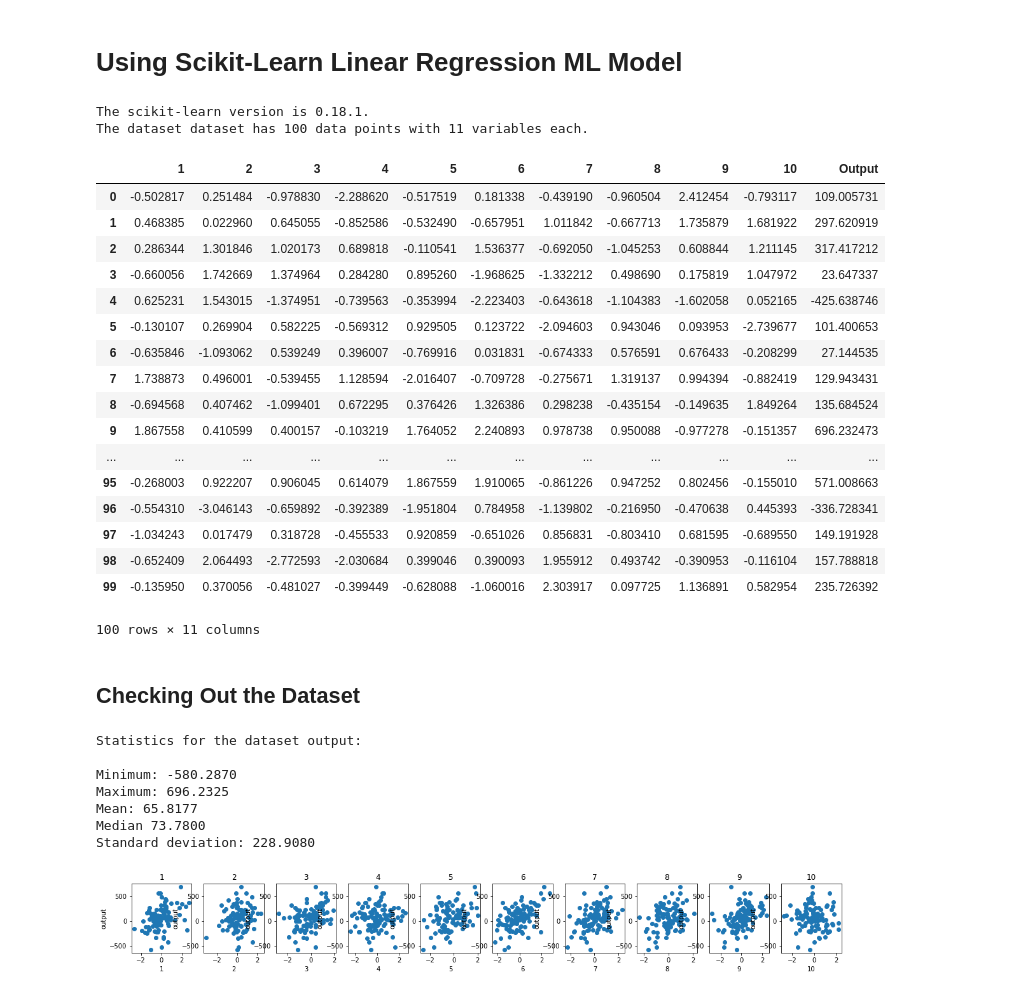
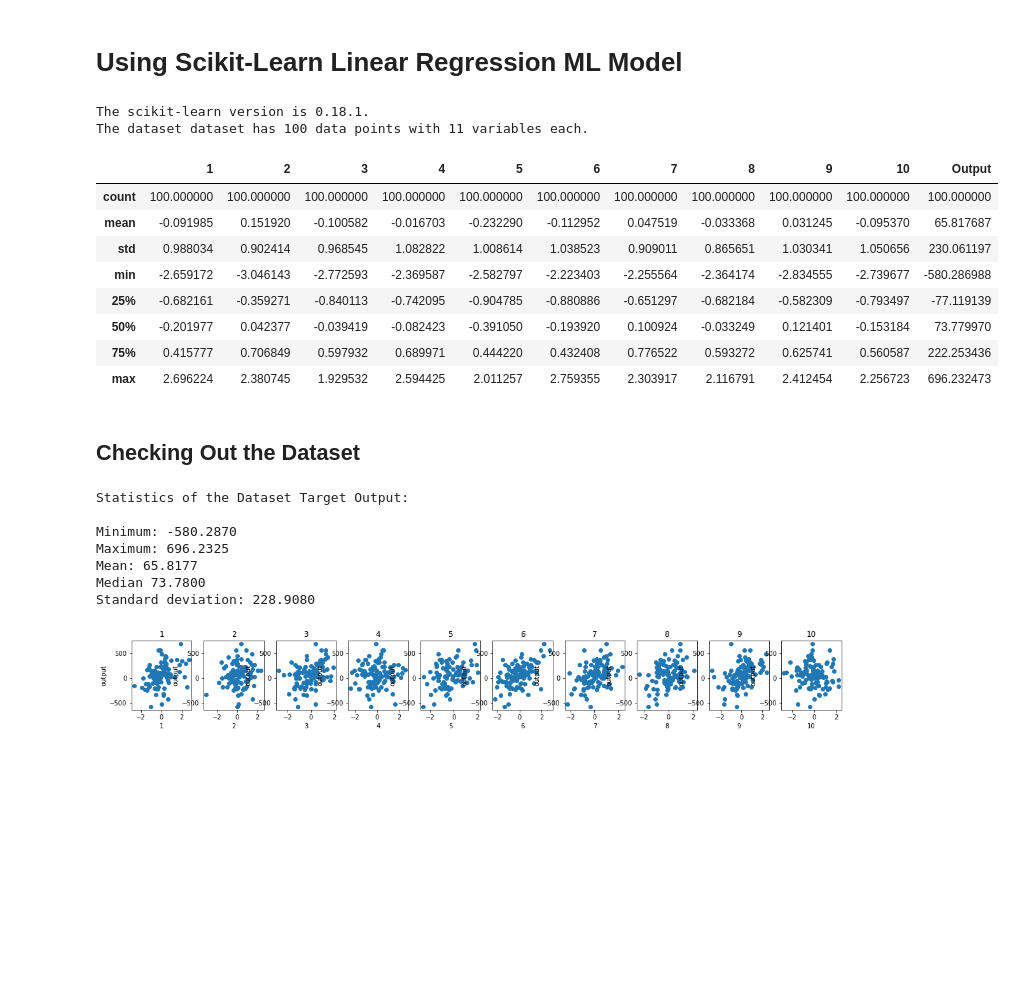
Before and after one commit to andridns/regression, a Jupyter notebook: regression_single.ipynb, the cells around one changed output. Drawn from its saved outputs; the diff is of its cells as text; code cells hidden in the pictures; blank space fills up the shorter version.

```diff
--- a/regression_single.ipynb
+++ b/regression_single.ipynb
@@ -3,42 +3,33 @@
 # %%
 # Import libraries necessary
 import numpy as np
 import pandas as pd
 import matplotlib as plt
 %matplotlib inline
 import sklearn
 print('The scikit-learn version is {}.'.format(sklearn.__version__))
 
 # Load the Data
 data = pd.read_csv('data/data_edit1.csv')
 output = data['Output']
 features = data.drop('Output', axis = 1)
 
 # Success
 print("The dataset dataset has {} data points with {} variables each.".format(*data.shape))
 
-data
+data.describe()
 # %% [output]
 The scikit-learn version is 0.18.1.
 The dataset dataset has 100 data points with 11 variables each.
 |  | 1 | 2 | 3 | 4 | 5 | 6 | 7 | 8 | 9 | 10 | Output |
-| 0 | -0.502817 | 0.251484 | -0.978830 | -2.288620 | -0.517519 | 0.181338 | -0.439190 | -0.960504 | 2.412454 | -0.793117 | 109.005731 |
-| 1 | 0.468385 | 0.022960 | 0.645055 | -0.852586 | -0.532490 | -0.657951 | 1.011842 | -0.667713 | 1.735879 | 1.681922 | 297.620919 |
-| 2 | 0.286344 | 1.301846 | 1.020173 | 0.689818 | -0.110541 | 1.536377 | -0.692050 | -1.045253 | 0.608844 | 1.211145 | 317.417212 |
-| 3 | -0.660056 | 1.742669 | 1.374964 | 0.284280 | 0.895260 | -1.968625 | -1.332212 | 0.498690 | 0.175819 | 1.047972 | 23.647337 |
-| 4 | 0.625231 | 1.543015 | -1.374951 | -0.739563 | -0.353994 | -2.223403 | -0.643618 | -1.104383 | -1.602058 | 0.052165 | -425.638746 |
-| 5 | -0.130107 | 0.269904 | 0.582225 | -0.569312 | 0.929505 | 0.123722 | -2.094603 | 0.943046 | 0.093953 | -2.739677 | 101.400653 |
-| 6 | -0.635846 | -1.093062 | 0.539249 | 0.396007 | -0.769916 | 0.031831 | -0.674333 | 0.576591 | 0.676433 | -0.208299 | 27.144535 |
-| 7 | 1.738873 | 0.496001 | -0.539455 | 1.128594 | -2.016407 | -0.709728 | -0.275671 | 1.319137 | 0.994394 | -0.882419 | 129.943431 |
-| 8 | -0.694568 | 0.407462 | -1.099401 | 0.672295 | 0.376426 | 1.326386 | 0.298238 | -0.435154 | -0.149635 | 1.849264 | 135.684524 |
-| 9 | 1.867558 | 0.410599 | 0.400157 | -0.103219 | 1.764052 | 2.240893 | 0.978738 | 0.950088 | -0.977278 | -0.151357 | 696.232473 |
-| ... | ... | ... | ... | ... | ... | ... | ... | ... | ... | ... | ... |
-| 95 | -0.268003 | 0.922207 | 0.906045 | 0.614079 | 1.867559 | 1.910065 | -0.861226 | 0.947252 | 0.802456 | -0.155010 | 571.008663 |
-| 96 | -0.554310 | -3.046143 | -0.659892 | -0.392389 | -1.951804 | 0.784958 | -1.139802 | -0.216950 | -0.470638 | 0.445393 | -336.728341 |
-| 97 | -1.034243 | 0.017479 | 0.318728 | -0.455533 | 0.920859 | -0.651026 | 0.856831 | -0.803410 | 0.681595 | -0.689550 | 149.191928 |
-| 98 | -0.652409 | 2.064493 | -2.772593 | -2.030684 | 0.399046 | 0.390093 | 1.955912 | 0.493742 | -0.390953 | -0.116104 | 157.788818 |
-| 99 | -0.135950 | 0.370056 | -0.481027 | -0.399449 | -0.628088 | -1.060016 | 2.303917 | 0.097725 | 1.136891 | 0.582954 | 235.726392 |
+| count | 100.000000 | 100.000000 | 100.000000 | 100.000000 | 100.000000 | 100.000000 | 100.000000 | 100.000000 | 100.000000 | 100.000000 | 100.000000 |
+| mean | -0.091985 | 0.151920 | -0.100582 | -0.016703 | -0.232290 | -0.112952 | 0.047519 | -0.033368 | 0.031245 | -0.095370 | 65.817687 |
+| std | 0.988034 | 0.902414 | 0.968545 | 1.082822 | 1.008614 | 1.038523 | 0.909011 | 0.865651 | 1.030341 | 1.050656 | 230.061197 |
+| min | -2.659172 | -3.046143 | -2.772593 | -2.369587 | -2.582797 | -2.223403 | -2.255564 | -2.364174 | -2.834555 | -2.739677 | -580.286988 |
+| 25% | -0.682161 | -0.359271 | -0.840113 | -0.742095 | -0.904785 | -0.880886 | -0.651297 | -0.682184 | -0.582309 | -0.793497 | -77.119139 |
+| 50% | -0.201977 | 0.042377 | -0.039419 | -0.082423 | -0.391050 | -0.193920 | 0.100924 | -0.033249 | 0.121401 | -0.153184 | 73.779970 |
+| 75% | 0.415777 | 0.706849 | 0.597932 | 0.689971 | 0.444220 | 0.432408 | 0.776522 | 0.593272 | 0.625741 | 0.560587 | 222.253436 |
+| max | 2.696224 | 2.380745 | 1.929532 | 2.594425 | 2.011257 | 2.759355 | 2.303917 | 2.116791 | 2.412454 | 2.256723 | 696.232473 |
-100 rows × 11 columns
 # %% [markdown]
 ## Checking Out the Dataset
 # %%
@@ -48,14 +39,14 @@ mean = np.mean(output)
 median = np.median(output)
 std = np.std(output)
 
-print ("Statistics for the dataset output:\n")
+print ("Statistics of the Dataset Target Output:\n")
 print ("Minimum: {:,.4f}".format(minimum))
 print ("Maximum: {:,.4f}".format(maximum))
 print ("Mean: {:,.4f}".format(mean))
 print ("Median {:,.4f}".format(median))
 print ("Standard deviation: {:,.4f}".format(std))
 # %% [output]
-Statistics for the dataset output:
+Statistics of the Dataset Target Output:
 
 Minimum: -580.2870
 Maximum: 696.2325
```
Also changed, not shown: parts of 3 cells of this notebook, 7 other files.
